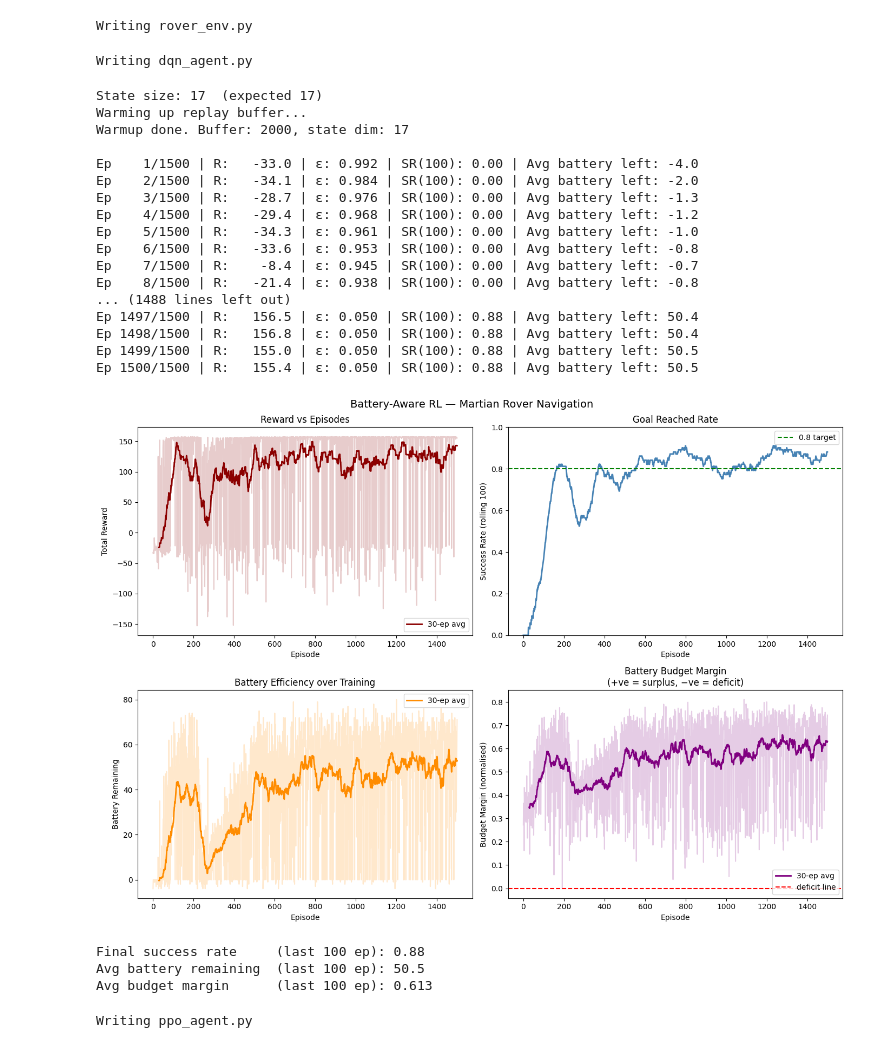
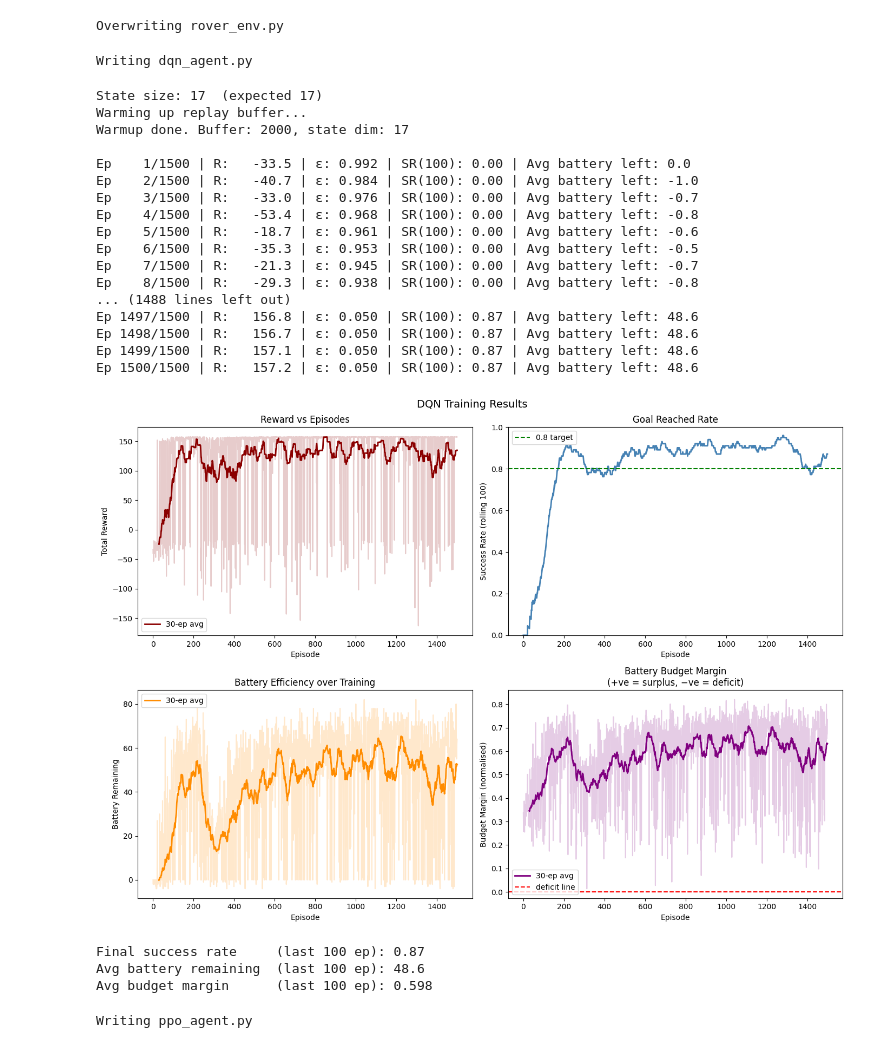
Before and after one commit to zoybathecodess/Battery-Aware-Mars-Rover-DQN-vs-PPO, a Jupyter notebook: DQN_PPO_Agents.ipynb, the cells around one changed output. Cells and saved outputs as stored; diff of their text form; code cells hidden in the pictures.

```diff
--- a/DQN_PPO_Agents.ipynb
+++ b/DQN_PPO_Agents.ipynb
@@ -15,6 +17,9 @@ class RoverEnv:
         self.SAND     = 1
         self.ROCK     = 2
         self.OBSTACLE = 3
+
+        generator = MarsGridGenerator(size=self.size)
+        self.grid, self.start, self.goal = generator.generate()
 
         self.energy_cost = {
             self.NORMAL:   1,
@@ -264,7 +269,7 @@ class RoverEnv:
         g[self.position[0]][self.position[1]] = 1
         print(g)
 # %% [output]
-Writing rover_env.py
+Overwriting rover_env.py
 # %%
 %%writefile dqn_agent.py
 import numpy as np
@@ -451,7 +456,7 @@ for e in range(episodes):
 
 # ── Plots ──────────────────────────────────────────────────────────────────────
 fig, axes = plt.subplots(2, 2, figsize=(14, 10))
-fig.suptitle("Battery-Aware RL — Martian Rover Navigation", fontsize=14)
+fig.suptitle("DQN Training Results", fontsize=14)
 
 window = 30
 
@@ -482,50 +487,50 @@ axes[1,0].plot(battery_history, alpha=0.2, color="darkorange")
 axes[1,0].plot(range(window-1, len(battery_history)), smoothed_b,
                color="darkorange", lw=2, label=f"{window}-ep avg")
 axes[1,0].set_xlabel("Episode")
 axes[1,0].set_ylabel("Battery Remaining")
 axes[1,0].set_title("Battery Efficiency over Training")
 axes[1,0].legend()
 
 # 4. Budget Margin over Training
 smoothed_m = np.convolve(margin_history, np.ones(window)/window, mode='valid')
 axes[1,1].plot(margin_history, alpha=0.2, color="purple")
 axes[1,1].plot(range(window-1, len(margin_history)), smoothed_m,
                color="purple", lw=2, label=f"{window}-ep avg")
 axes[1,1].axhline(0, color="red", linestyle="--", label="deficit line")
 axes[1,1].set_xlabel("Episode")
 axes[1,1].set_ylabel("Budget Margin (normalised)")
 axes[1,1].set_title("Battery Budget Margin\n(+ve = surplus, −ve = deficit)")
 axes[1,1].legend()
 
 plt.tight_layout()
-plt.savefig("Battery_Aware_Rover.png", dpi=150)
+plt.savefig("DQN_Training_Results.png", dpi=150)
 plt.show()
 
 print(f"\nFinal success rate     (last 100 ep): {np.mean(success_history[-100:]):.2f}")
 print(f"Avg battery remaining  (last 100 ep): {np.mean(battery_history[-100:]):.1f}")
 print(f"Avg budget margin      (last 100 ep): {np.mean(margin_history[-100:]):.3f}")
 # %% [output]
 State size: 17  (expected 17)
 Warming up replay buffer...
 Warmup done. Buffer: 2000, state dim: 17
 
-Ep    1/1500 | R:   -33.0 | ε: 0.992 | SR(100): 0.00 | Avg battery left: -4.0
-Ep    2/1500 | R:   -34.1 | ε: 0.984 | SR(100): 0.00 | Avg battery left: -2.0
-Ep    3/1500 | R:   -28.7 | ε: 0.976 | SR(100): 0.00 | Avg battery left: -1.3
-Ep    4/1500 | R:   -29.4 | ε: 0.968 | SR(100): 0.00 | Avg battery left: -1.2
-Ep    5/1500 | R:   -34.3 | ε: 0.961 | SR(100): 0.00 | Avg battery left: -1.0
-Ep    6/1500 | R:   -33.6 | ε: 0.953 | SR(100): 0.00 | Avg battery left: -0.8
-Ep    7/1500 | R:    -8.4 | ε: 0.945 | SR(100): 0.00 | Avg battery left: -0.7
-Ep    8/1500 | R:   -21.4 | ε: 0.938 | SR(100): 0.00 | Avg battery left: -0.8
+Ep    1/1500 | R:   -33.5 | ε: 0.992 | SR(100): 0.00 | Avg battery left: 0.0
+Ep    2/1500 | R:   -40.7 | ε: 0.984 | SR(100): 0.00 | Avg battery left: -1.0
+Ep    3/1500 | R:   -33.0 | ε: 0.976 | SR(100): 0.00 | Avg battery left: -0.7
+Ep    4/1500 | R:   -53.4 | ε: 0.968 | SR(100): 0.00 | Avg battery left: -0.8
+Ep    5/1500 | R:   -18.7 | ε: 0.961 | SR(100): 0.00 | Avg battery left: -0.6
+Ep    6/1500 | R:   -35.3 | ε: 0.953 | SR(100): 0.00 | Avg battery left: -0.5
+Ep    7/1500 | R:   -21.3 | ε: 0.945 | SR(100): 0.00 | Avg battery left: -0.7
+Ep    8/1500 | R:   -29.3 | ε: 0.938 | SR(100): 0.00 | Avg battery left: -0.8
 ... (1488 lines left out)
-Ep 1497/1500 | R:   156.5 | ε: 0.050 | SR(100): 0.88 | Avg battery left: 50.4
-Ep 1498/1500 | R:   156.8 | ε: 0.050 | SR(100): 0.88 | Avg battery left: 50.4
-Ep 1499/1500 | R:   155.0 | ε: 0.050 | SR(100): 0.88 | Avg battery left: 50.5
-Ep 1500/1500 | R:   155.4 | ε: 0.050 | SR(100): 0.88 | Avg battery left: 50.5
+Ep 1497/1500 | R:   156.8 | ε: 0.050 | SR(100): 0.87 | Avg battery left: 48.6
+Ep 1498/1500 | R:   156.7 | ε: 0.050 | SR(100): 0.87 | Avg battery left: 48.6
+Ep 1499/1500 | R:   157.1 | ε: 0.050 | SR(100): 0.87 | Avg battery left: 48.6
+Ep 1500/1500 | R:   157.2 | ε: 0.050 | SR(100): 0.87 | Avg battery left: 48.6
-[figure, old version]
+[figure, new version]
-Final success rate     (last 100 ep): 0.88
-Avg battery remaining  (last 100 ep): 50.5
-Avg budget margin      (last 100 ep): 0.613
+Final success rate     (last 100 ep): 0.87
+Avg battery remaining  (last 100 ep): 48.6
+Avg budget margin      (last 100 ep): 0.598
 # %%
 %%writefile ppo_agent.py
 import numpy as np
```
Also changed, not shown: parts of 12 cells of this notebook.
